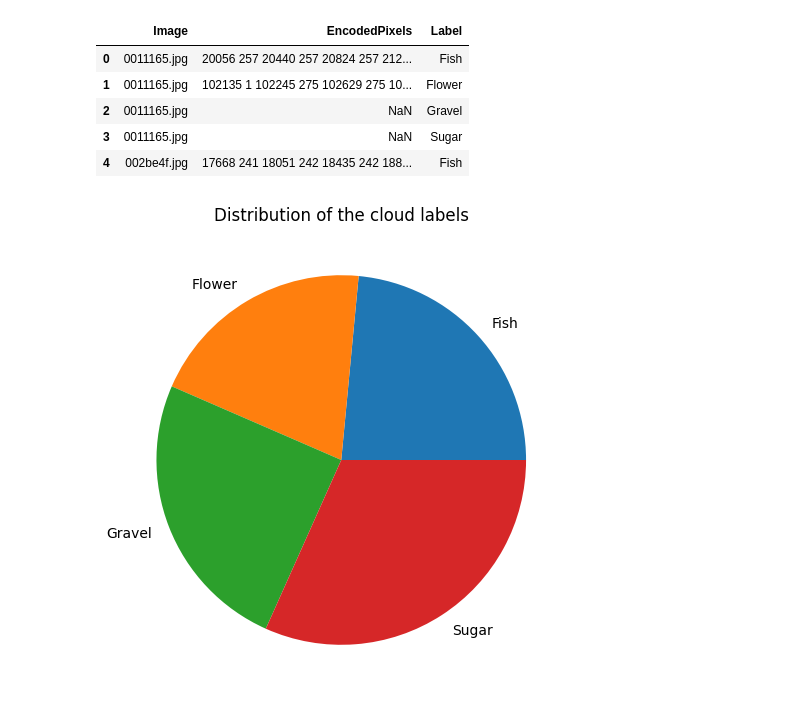
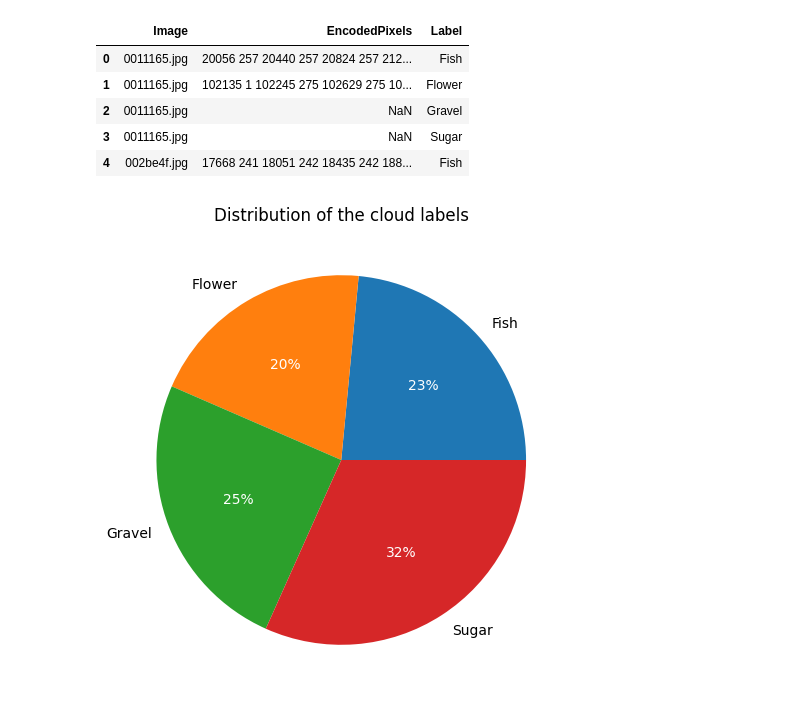
Before and after one commit to YOHANCOHENCODES/jun26_bcds_cloud_segmentation, a Jupyter notebook: notebooks/1.0-rosner-data-exploration.ipynb, the cells around one changed output. Drawn from its saved outputs; the diff is of its cells as text; code cells hidden in the pictures.

Commit message:
Cleanup and added percentages to chart

```diff
--- a/notebooks/1.0-rosner-data-exploration.ipynb
+++ b/notebooks/1.0-rosner-data-exploration.ipynb
@@ -82,23 +82,31 @@ df.head()
 # %%
 import matplotlib.pyplot as plt
 
 df_no_na = df.dropna()
 df_fish = df_no_na[df_no_na['Label']=='Fish']
 df_flower = df_no_na[df_no_na['Label']=='Flower']
 df_gravel = df_no_na[df_no_na['Label']=='Gravel']
 df_sugar = df_no_na[df_no_na['Label']=='Sugar']
 
 fish_count = len(df_fish)
 flower_count = len(df_flower)
 gravel_count = len(df_gravel)
 sugar_count = len(df_sugar)
 
 plt.figure(figsize=(6, 6))
-plt.pie(
+wedges, texts, *rest = plt.pie(
     x=[fish_count, flower_count, gravel_count, sugar_count],
     labels=['Fish', 'Flower', 'Gravel', 'Sugar'],
+    autopct='%.0f%%',   # Show percentages - and with no decimals
 )
-plt.title('Distribution of the cloud labels')
-plt.show()
+
+# Set the percentages colors
+if len(rest) > 0:           # The autotexts are i rest[0] - but only if the
+    autotexts = rest[0]     # `autopct` param is set in the chart.
+    for autotext in autotexts:
+        autotext.set_color('white')
+
+    plt.title('Distribution of the cloud labels')
+    plt.show()
 # %% [output]
-[figure, old version]
+[figure, new version]
```
